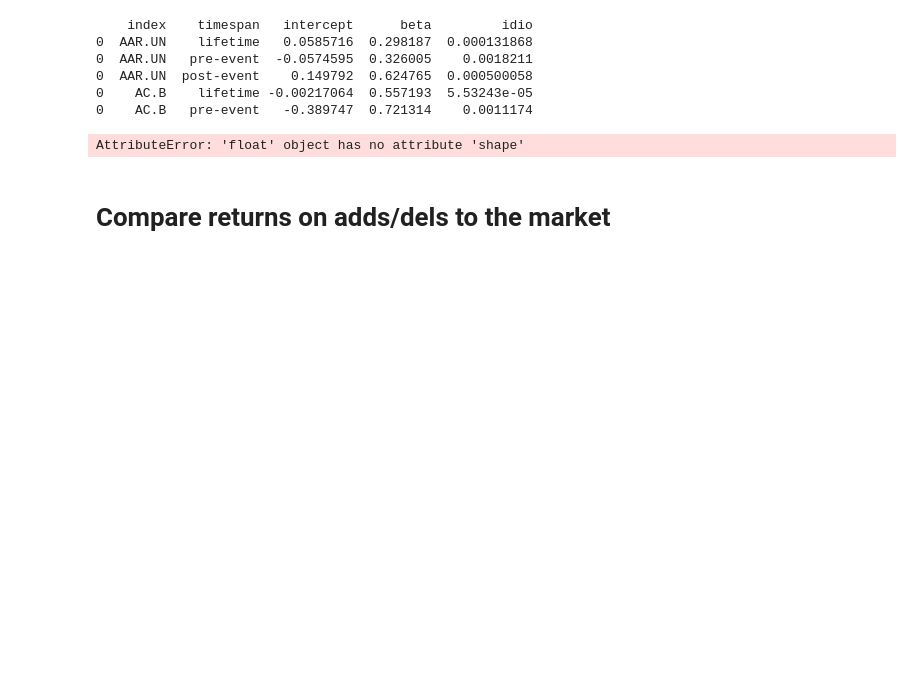
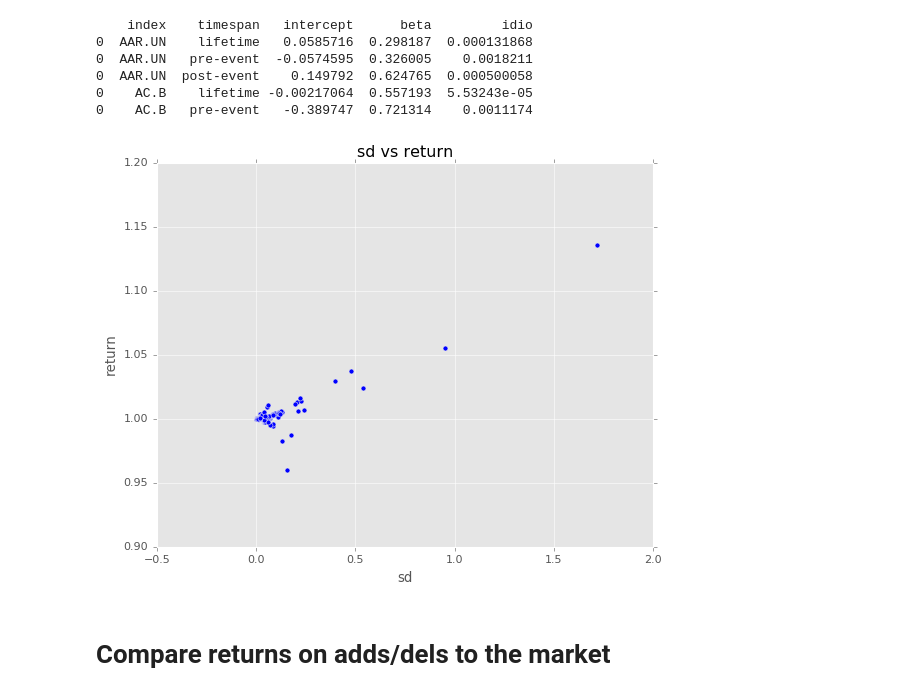
Before and after one commit to ebryce/Portfolio-Risk, a Jupyter notebook: thesis.ipynb, the cells around one changed output. Saved outputs shown, nothing was run; the diff lists cells and outputs as text; code cells hidden in the pictures; blank space fills up the shorter version.

```diff
--- a/thesis.ipynb
+++ b/thesis.ipynb
@@ -222,23 +232,23 @@ risk.columns = ['ticker','timespan','intercept','beta','idio','return','sd']
 0    AC.B   pre-event   -0.389747  0.721314    0.0011174
 # %%
 plt.style.use('ggplot')
-axis = ['beta','return']
+axis = ['sd','return']
 
-slope, intercept, r_value, p_value, std_err = stats.linregress(risk[axis[0]], risk[axis[1]])
+#slope, intercept, r_value, p_value, std_err = stats.linregress(risk[axis[0]], risk[axis[1]])
 
-def interpolate(slope, intercept, x):
-    return intercept + x*slope
+#def interpolate(slope, intercept, x):
+#    return intercept + x*slope
 
-X_inter = np.linspace(risk[axis[0]].min(), risk[axis[0]].max())
-Y_inter = [interpolate(slope, intercept, x) for x in X_inter]
+#X_inter = np.linspace(risk[axis[0]].min(), risk[axis[0]].max())
+#Y_inter = [interpolate(slope, intercept, x) for x in X_inter]
 
 plt.scatter(risk[axis[0]],risk[axis[1]])
 plt.xlabel(axis[0])
 plt.ylabel(axis[1])
 plt.title('%s vs %s' % (axis[0],axis[1]))
 plt.show()
 # %% [output]
-AttributeError: 'float' object has no attribute 'shape'
+[figure, added]
 # %% [markdown]
 # Compare returns on adds/dels to the market
 # %% [markdown]
```
Also changed, not shown: parts of 12 cells of this notebook.
